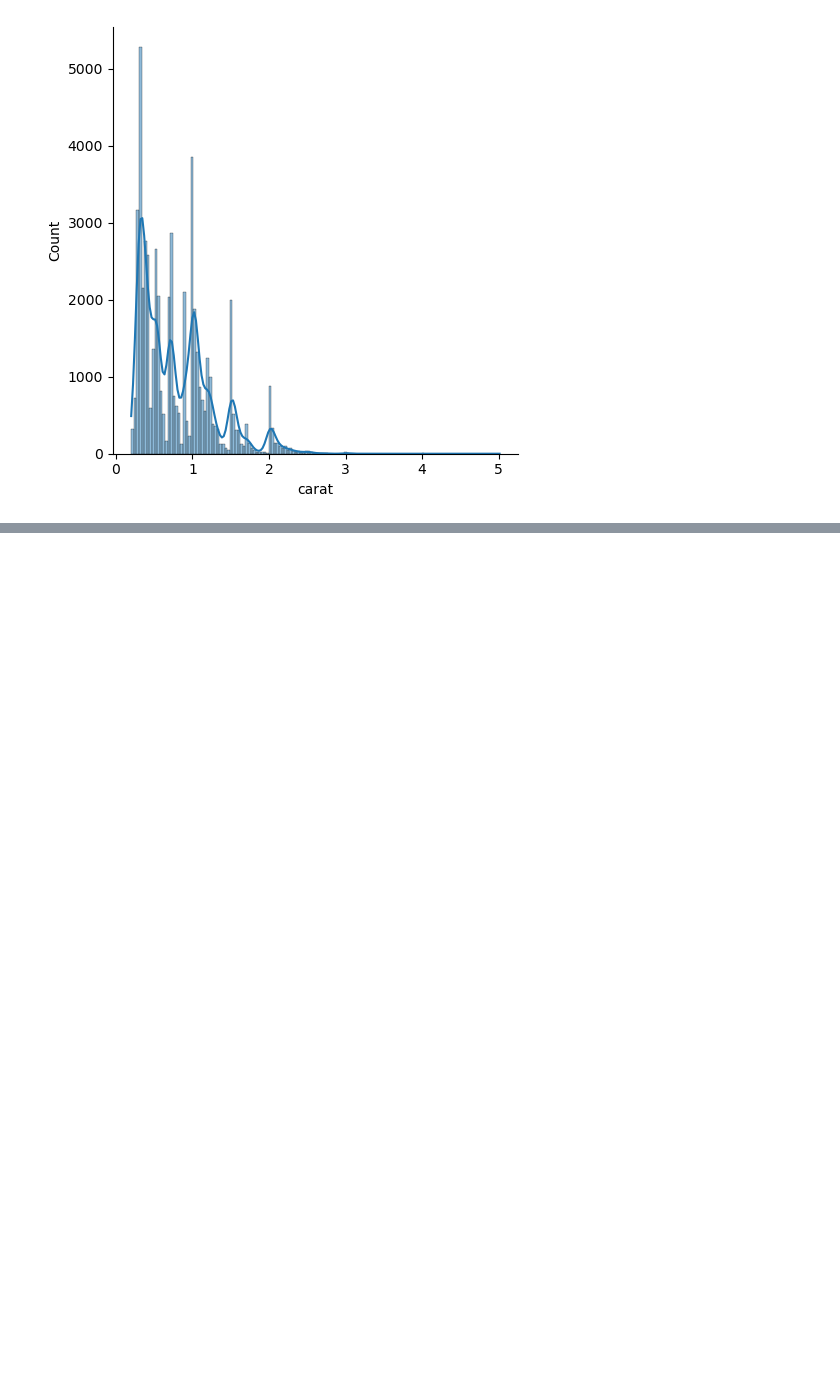
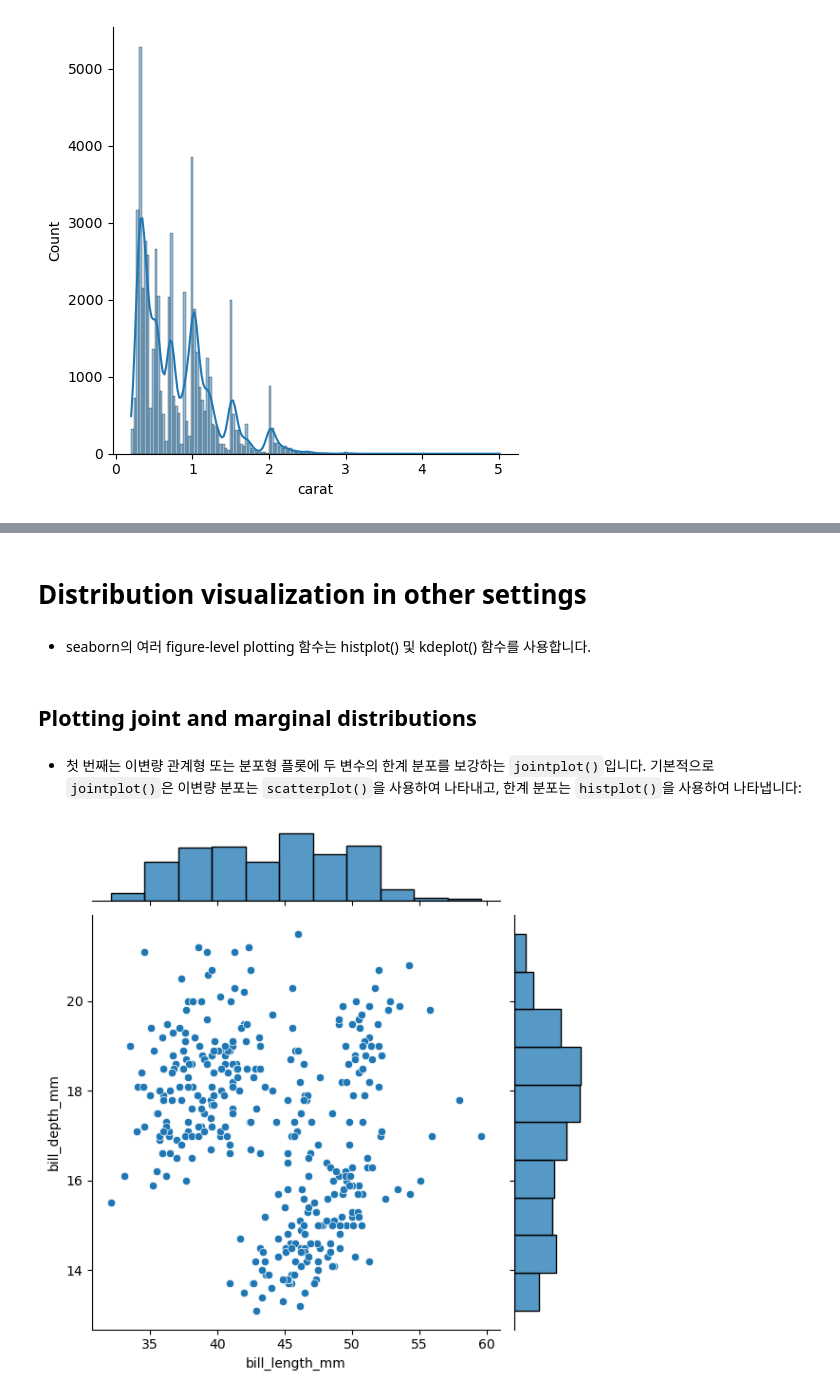
Before and after one commit to Daconic/Seaborn_tutorial_KOR, a Jupyter notebook: Visualizing distributions of data.ipynb, the cells around one changed output, grey strips where cells are left out. Drawn from its saved outputs; the diff is of its cells as text; code cells hidden in the pictures; blank space fills up the shorter version.

```diff
--- a/Visualizing distributions of data.ipynb
+++ b/Visualizing distributions of data.ipynb
@@ -314,0 +319,12 @@ sns.displot(diamonds, x="price", y="clarity", log_scale=(True, False));
+# %% [markdown]
+# Distribution visualization in other settings
+# %% [markdown]
+- seaborn의 여러 figure-level plotting 함수는 histplot() 및 kdeplot() 함수를 사용합니다.
+# %% [markdown]
+## Plotting joint and marginal distributions
+# %% [markdown]
+- 첫 번째는 이변량 관계형 또는 분포형 플롯에 두 변수의 한계 분포를 보강하는 `jointplot()`입니다. 기본적으로 `jointplot()`은 이변량 분포는 `scatterplot()`을 사용하여 나타내고, 한계 분포는 `histplot()`을 사용하여 나타냅니다:
+# %%
+sns.jointplot(data=penguins, x='bill_length_mm', y='bill_depth_mm');
+# %% [output]
+[figure, added]
```
Also changed, not shown: parts of 61 cells of this notebook.
